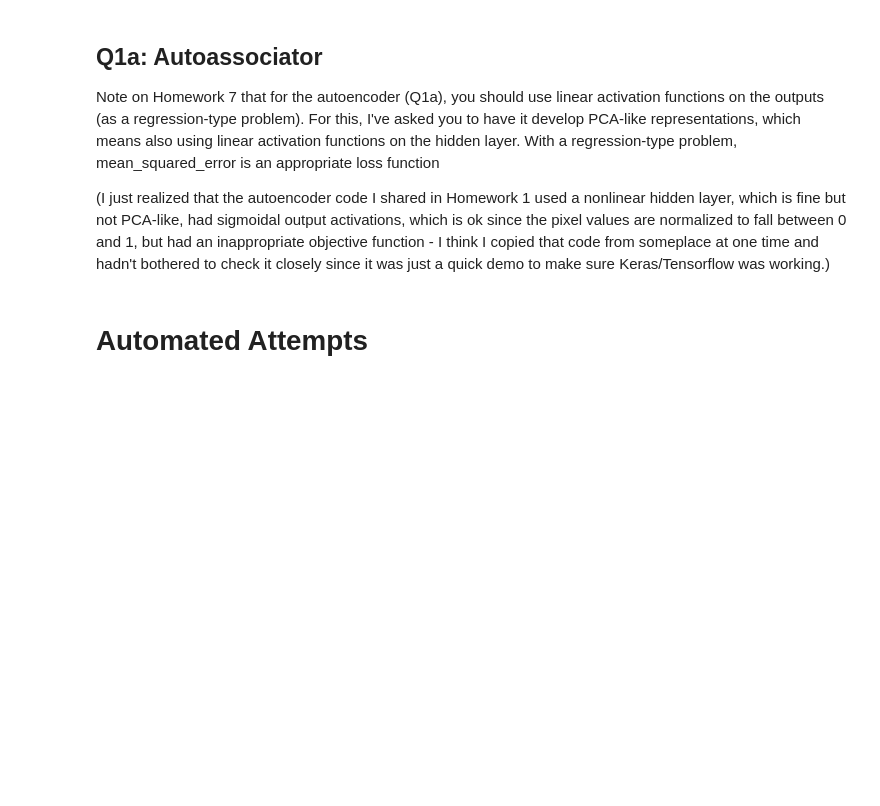
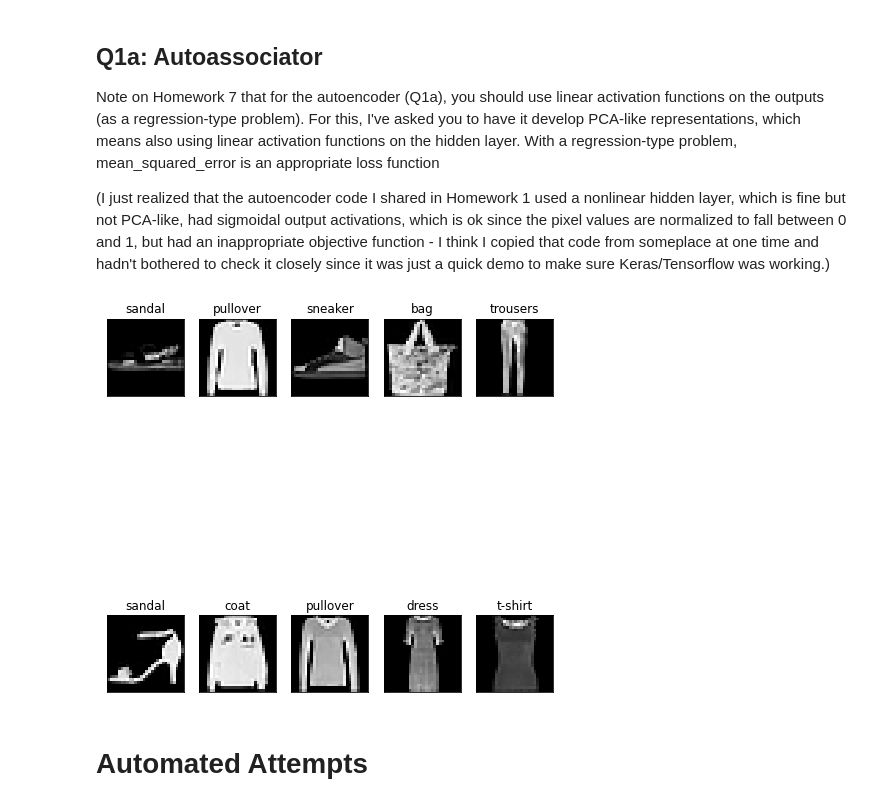
Before and after one commit to kdmalc/CompNeuro, a Jupyter notebook: 07/Homework7.ipynb, the cells around one changed output. Drawn from its saved outputs; the diff is of its cells as text; code cells hidden in the pictures; blank space fills up the shorter version.

```diff
--- a/07/Homework7.ipynb
+++ b/07/Homework7.ipynb
@@ -104,6 +85,21 @@ train_labels_shuffled = train_labels[shuffled_idx,:]
 # Take half of the above for the training data for Q1a
 train_half = train_shuffled[0:train_shuffled.shape[0]//2]
 train_labels_half = train_labels_shuffled[0:train_shuffled.shape[0]//2]
+# %%
+train_imagesREMAKE_shuffled = np.reshape(train_shuffled, (train_shuffled.shape[0],28,28))
+
+# display some images with their labels
+fig = plt.figure(figsize=(8, 10))
+N = 6
+for i in range(10):
+    plt.subplot(2,5,i+1)
+    plt.imshow(train_imagesREMAKE_shuffled[i], cmap='gray', interpolation='none')
+    plt.title(flabels[train_labels_shuffled[i][0]])
+    plt.xticks([])
+    plt.yticks([])
+plt.show()
+# %% [output]
+[figure, added]
 # %% [markdown]
 # Automated Attempts
 # %%
```
Also changed, not shown: parts of 10 cells of this notebook.
